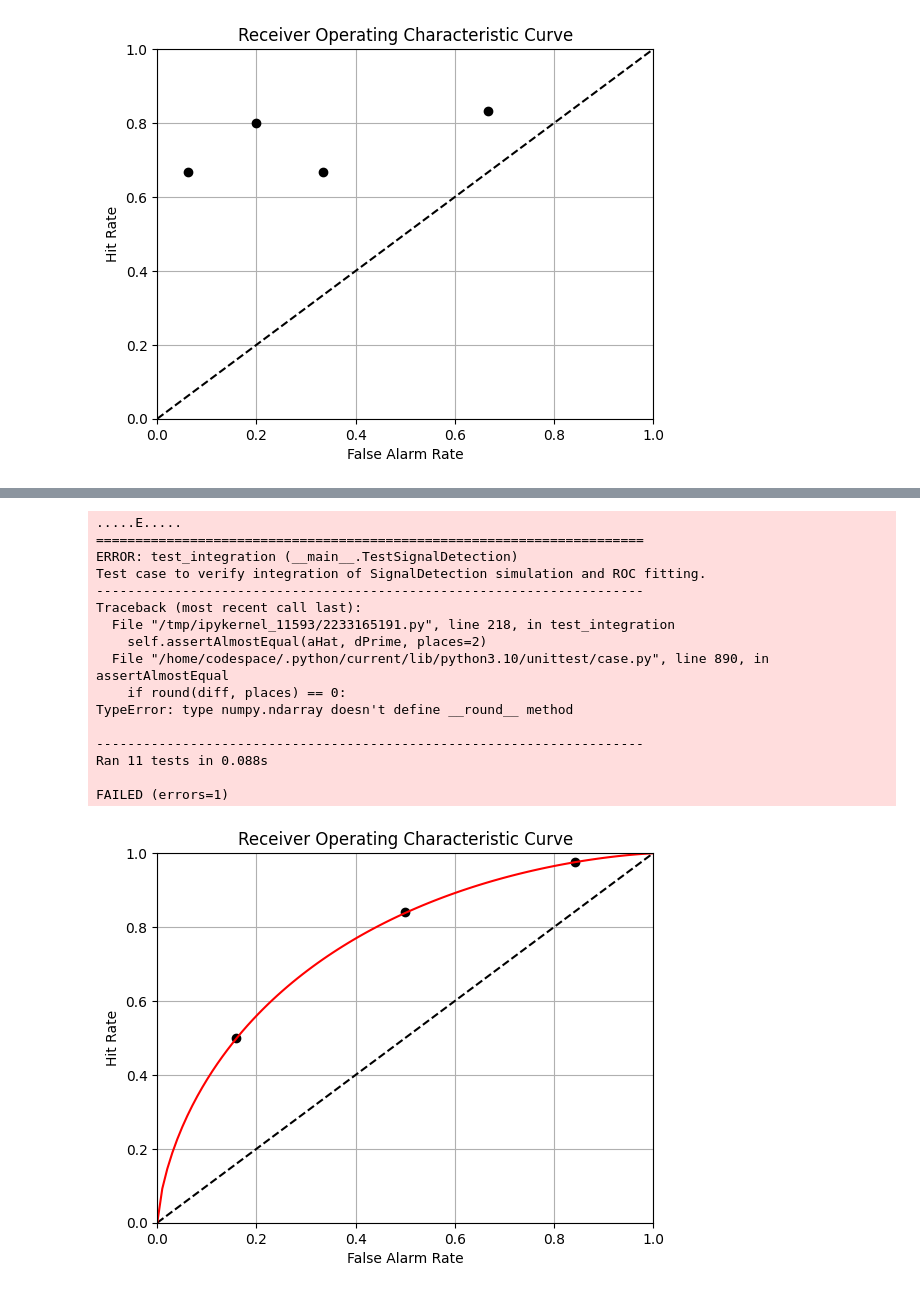
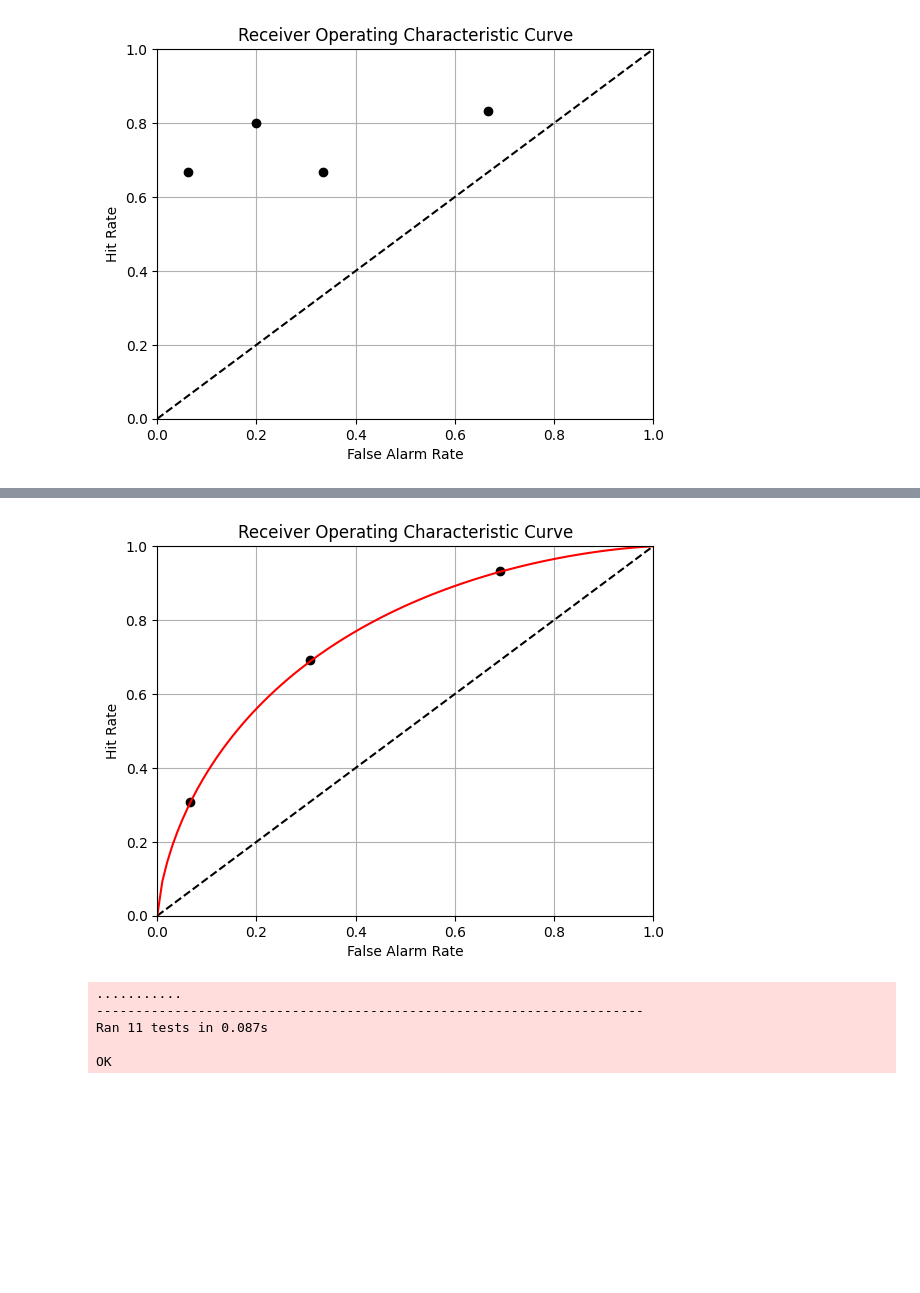
Before and after one commit to uzihuynh/Signal-Detection-Class, a Jupyter notebook: COGS106_Assignment4.ipynb, the cells around one changed output, grey strips where cells are left out. Drawn from its saved outputs; the diff is of its cells as text; code cells hidden in the pictures; blank space fills up the shorter version.

Commit message:
updated plot_roc & fit_roc

```diff
--- a/COGS106_Assignment4.ipynb
+++ b/COGS106_Assignment4.ipynb
@@ -723,10 +723,13 @@ class SignalDetection:
     def simulate(dprime, criteriaList, signalCount, noiseCount):
         sdtList = []
         for i in range(len(criteriaList)):
-            criteria = criteriaList[i]
-            hits = np.random.binomial(signalCount, spi.stats.norm.cdf(dprime + criteria))
+            criterion = criteriaList[i]
+            k = criterion + (dprime/2)
+            hit_rate = 1 - spi.stats.norm.cdf(k - dprime)
+            false_alarm_rate = 1 - spi.stats.norm.cdf(k)
+            hits = np.random.binomial(signalCount, hit_rate)
             misses = signalCount - hits
-            false_alarms = np.random.binomial(noiseCount, spi.stats.norm.cdf(criteria))
+            false_alarms = np.random.binomial(noiseCount, false_alarm_rate)
             correct_rejections = noiseCount - false_alarms
             sdtList.append(SignalDetection(hits, misses, false_alarms, correct_rejections))
         return sdtList
@@ -739,8 +742,10 @@ class SignalDetection:
         plt.xlabel("False Alarm Rate")
         plt.ylabel("Hit Rate")
         plt.title("Receiver Operating Characteristic Curve")
-        for sdt in sdtList:
-            plt.plot(sdt.false_alarm_rate(), sdt.hit_rate(), 'o', color = 'black')
+        if isinstance(sdtList, list):
+            for i in range(len(sdtList)):
+                sdt = sdtList[i]
+                plt.plot(sdt.false_alarm_rate(), sdt.hit_rate(), 'o', color = 'black')
         x, y = np.linspace(0,1,100), np.linspace(0,1,100)
         plt.plot(x,y, '--', color = 'black')
         plt.grid()
@@ -756,24 +761,26 @@ class SignalDetection:
     def fit_roc(sdtList):
         SignalDetection.plot_roc(sdtList)
         a = 0
-        minimize = spi.optimize.minimize(fun = SignalDetection.rocLoss, x0 = a, method = 'BFGS', args = (sdtList))
+        minimize = spi.optimize.minimize(fun = SignalDetection.rocLoss, x0 = a, method = 'nelder-mead', args = (sdtList))
         losscurve = []
         for i in range(0,100,1):
             losscurve.append((SignalDetection.rocCurve(i/100, float(minimize.x))))
         plt.plot(np.linspace(0,1,100), losscurve, '-', color = 'r')
         aHat = minimize.x
-        return aHat
+        return float(aHat)
 
     @staticmethod
     def rocLoss(a, sdtList):
-        total_loss = 0
+        total_loss = []
         for i in range(len(sdtList)):
-           sdt = sdtList[i]
-           gamma_i = sdt.false_alarm_rate()
-           implied = sdt.rocCurve(gamma_i, a)
-           loss_i = sdt.nLogLikelihood(implied, gamma_i)
-           total_loss += loss_i
-        return total_loss
+            s = sdtList[i]
+            predicted_hit_rate = s.rocCurve(s.false_alarm_rate(), a)
+            total_loss.append(s.nLogLikelihood(predicted_hit_rate, s.false_alarm_rate()))
+        return sum(total_loss)
+
+sdtList = SignalDetection.simulate(1, [-1, 0, 1], 1e7, 1e7)
+SignalDetection.fit_roc(sdtList)
+plt.show()
 
 class TestSignalDetection(unittest.TestCase):
     """
@@ -882,47 +889,36 @@ class TestSignalDetection(unittest.TestCase):
         self.assertAlmostEqual(sdt.nLogLikelihood(hit_rate, false_alarm_rate),
                                expected_nll, places=6)
 
     def test_rocLoss(self):
         """
         Test case to verify rocLoss calculation for a list of SignalDetection objects.
         """
         sdtList = [
             SignalDetection( 8, 2, 1, 9),
             SignalDetection(14, 1, 2, 8),
             SignalDetection(10, 3, 1, 9),
             SignalDetection(11, 2, 2, 8),
         ]
         a = 0
         expected = 99.3884
         self.assertAlmostEqual(SignalDetection.rocLoss(a, sdtList), expected, places=4)
 
     def test_integration(self):
         """
         Test case to verify integration of SignalDetection simulation and ROC fitting.
         """
         dPrime  = 1
         sdtList = SignalDetection.simulate(dPrime, [-1, 0, 1], 1e7, 1e7)
         aHat    = SignalDetection.fit_roc(sdtList)
         self.assertAlmostEqual(aHat, dPrime, places=2)
         plt.close()
 
 if __name__ == '__main__':
     unittest.main(argv=['ignored'], exit=False)
 # %% [output]
+[figure, new version]
-.....E.....
-======================================================================
-ERROR: test_integration (__main__.TestSignalDetection)
-Test case to verify integration of SignalDetection simulation and ROC fitting.
+...........
 ----------------------------------------------------------------------
-Traceback (most recent call last):
-  File "/tmp/ipykernel_11593/2233165191.py", line 218, in test_integration
-    self.assertAlmostEqual(aHat, dPrime, places=2)
-  File "/home/codespace/.python/current/lib/python3.10/unittest/case.py", line 890, in assertAlmostEqual
-    if round(diff, places) == 0:
-TypeError: type numpy.ndarray doesn't define __round__ method
+Ran 11 tests in 0.087s
 
-----------------------------------------------------------------------
-Ran 11 tests in 0.088s
-
-FAILED (errors=1)
+OK
-[figure, old version]
```
Also changed, not shown: parts of 1 cell of this notebook.
